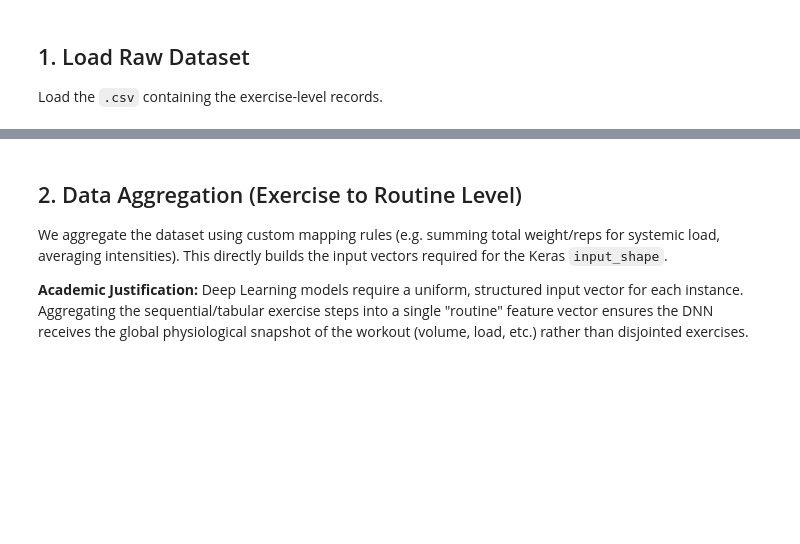
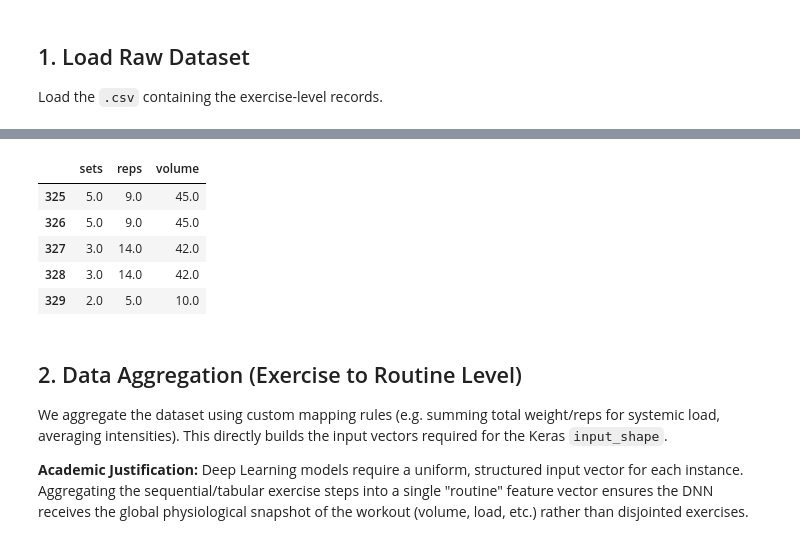
Before and after one commit to sgraziabile/proyecto-mineria, a Jupyter notebook: notebooks/01_data_preprocessing_and_eda.ipynb, the cells around one changed output, grey strips where cells are left out. Cells and saved outputs as stored; diff of their text form; code cells hidden in the pictures; blank space fills up the shorter version.

```diff
--- a/notebooks/01_data_preprocessing_and_eda.ipynb
+++ b/notebooks/01_data_preprocessing_and_eda.ipynb
@@ -100,3 +348,23 @@ dtype: int64
+# %%
+#Calculate volume per exercise
+import numpy as np
+
+# Calculate volume: Sets * Reps (but only if Reps >= 0. Otherwise, leave as NaN)
+df_final['volume'] = np.where(
+    df_final['reps'] >= 0,
+    df_final['sets'] * df_final['reps'],
+    np.nan
+)
+
+# Display the result to verify
+display(df_final[['sets', 'reps', 'volume']].head())
+# %% [output]
+|  | sets | reps | volume |
+| 325 | 5.0 | 9.0 | 45.0 |
+| 326 | 5.0 | 9.0 | 45.0 |
+| 327 | 3.0 | 14.0 | 42.0 |
+| 328 | 3.0 | 14.0 | 42.0 |
+| 329 | 2.0 | 5.0 | 10.0 |
 # %% [markdown]
 ## 2. Data Aggregation (Exercise to Routine Level)
 
```
Also changed, not shown: parts of 19 cells of this notebook.
